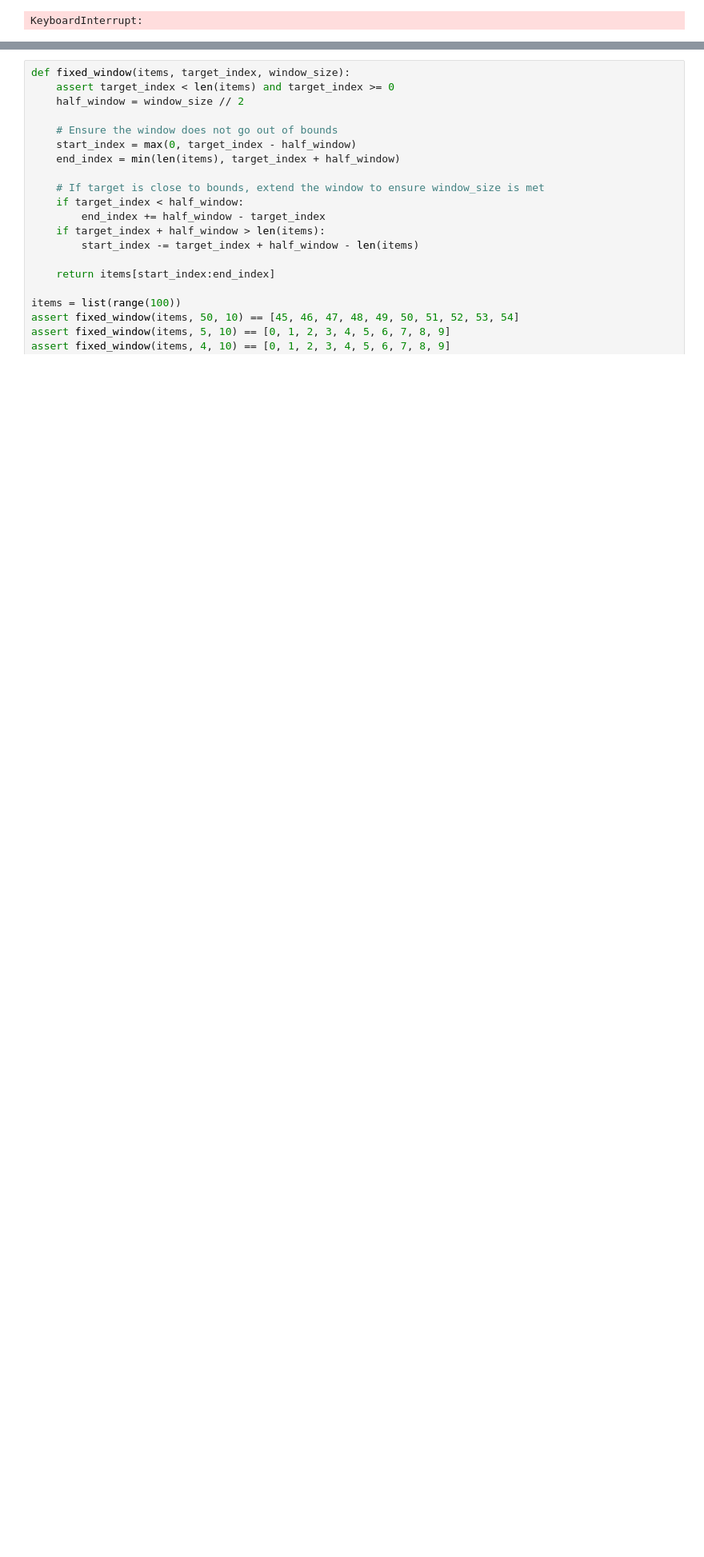
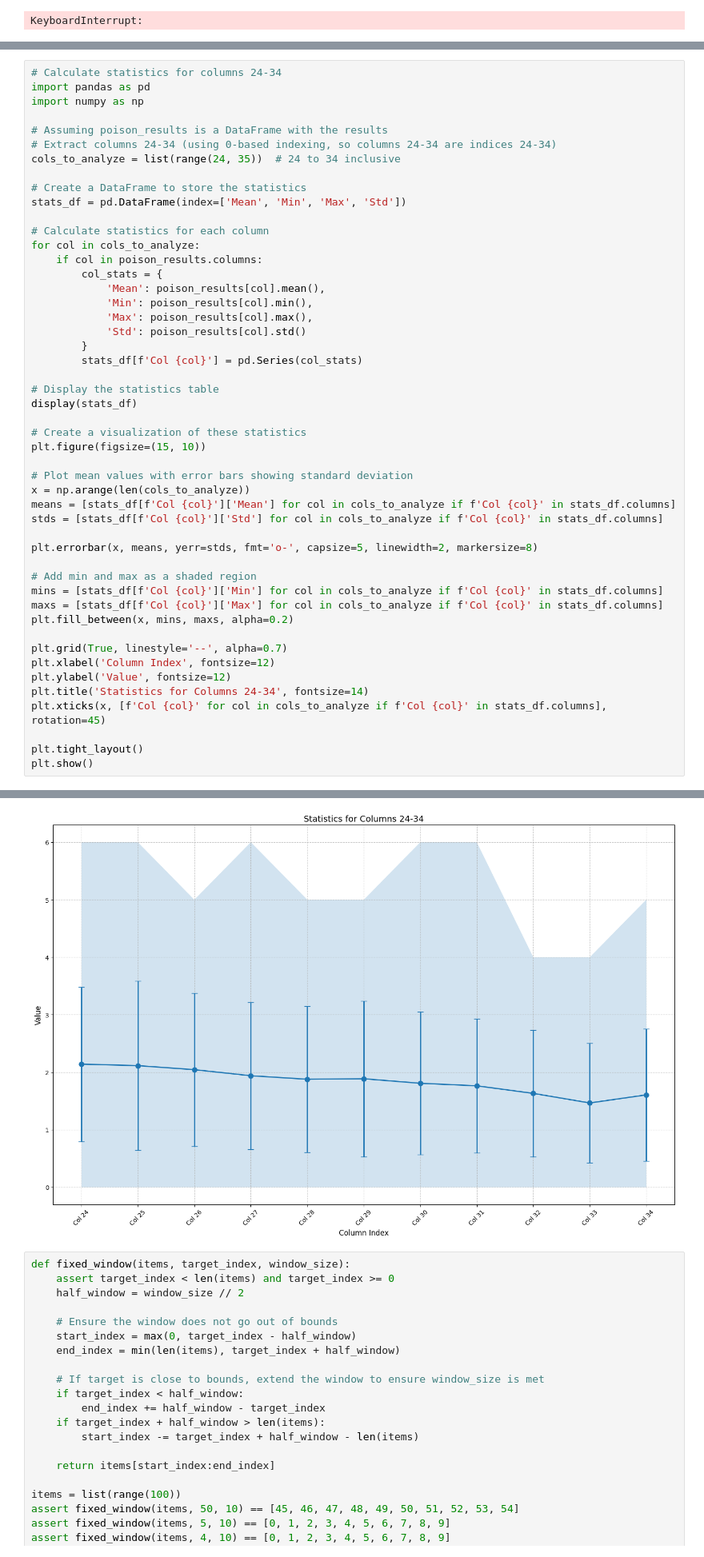
Before and after one commit to mg98/autonomos, a Jupyter notebook: notebook.ipynb, the cells around one changed output, grey strips where cells are left out. Shown at 80% size. Cells and saved outputs as stored; diff of their text form; blank space fills up the shorter version.

```diff
--- a/notebook.ipynb
+++ b/notebook.ipynb
@@ -556,0 +557,50 @@ bm25 = BM25Okapi([tokenize(doc.title) for doc in dataset.docs_iter()])
+# %%
+# Calculate statistics for columns 24-34
+import pandas as pd
+import numpy as np
+
+# Assuming poison_results is a DataFrame with the results
+# Extract columns 24-34 (using 0-based indexing, so columns 24-34 are indices 24-34)
+cols_to_analyze = list(range(24, 35))  # 24 to 34 inclusive
+
+# Create a DataFrame to store the statistics
+stats_df = pd.DataFrame(index=['Mean', 'Min', 'Max', 'Std'])
+
+# Calculate statistics for each column
+for col in cols_to_analyze:
+    if col in poison_results.columns:
+        col_stats = {
+            'Mean': poison_results[col].mean(),
+            'Min': poison_results[col].min(),
+            'Max': poison_results[col].max(),
+            'Std': poison_results[col].std()
+        }
+        stats_df[f'Col {col}'] = pd.Series(col_stats)
+
+# Display the statistics table
+display(stats_df)
+
+# Create a visualization of these statistics
+plt.figure(figsize=(15, 10))
+
+# Plot mean values with error bars showing standard deviation
+x = np.arange(len(cols_to_analyze))
+means = [stats_df[f'Col {col}']['Mean'] for col in cols_to_analyze if f'Col {col}' in stats_df.columns]
+stds = [stats_df[f'Col {col}']['Std'] for col in cols_to_analyze if f'Col {col}' in stats_df.columns]
+
+plt.errorbar(x, means, yerr=stds, fmt='o-', capsize=5, linewidth=2, markersize=8)
+
+# Add min and max as a shaded region
+mins = [stats_df[f'Col {col}']['Min'] for col in cols_to_analyze if f'Col {col}' in stats_df.columns]
+maxs = [stats_df[f'Col {col}']['Max'] for col in cols_to_analyze if f'Col {col}' in stats_df.columns]
+plt.fill_between(x, mins, maxs, alpha=0.2)
+
+plt.grid(True, linestyle='--', alpha=0.7)
+plt.xlabel('Column Index', fontsize=12)
+plt.ylabel('Value', fontsize=12)
+plt.title('Statistics for Columns 24-34', fontsize=14)
+plt.xticks(x, [f'Col {col}' for col in cols_to_analyze if f'Col {col}' in stats_df.columns], rotation=45)
+
+plt.tight_layout()
+plt.show()
+# %% [output]
@@ -557,3 +612,4 @@ bm25 = BM25Okapi([tokenize(doc.title) for doc in dataset.docs_iter()])
+[figure, added]
 # %%
 def fixed_window(items, target_index, window_size):
     assert target_index < len(items) and target_index >= 0
```
Also changed, not shown: parts of 24 cells of this notebook, 30 other files.
